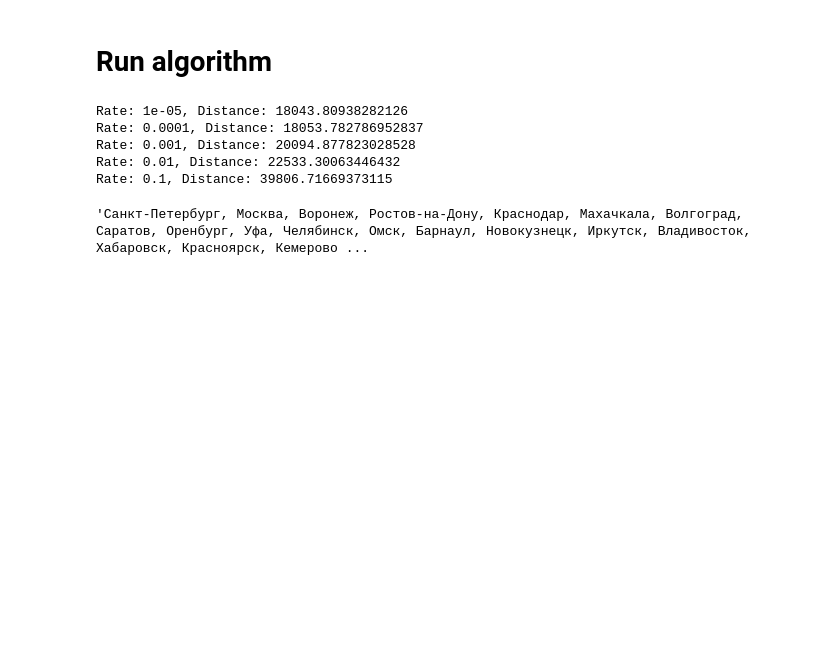
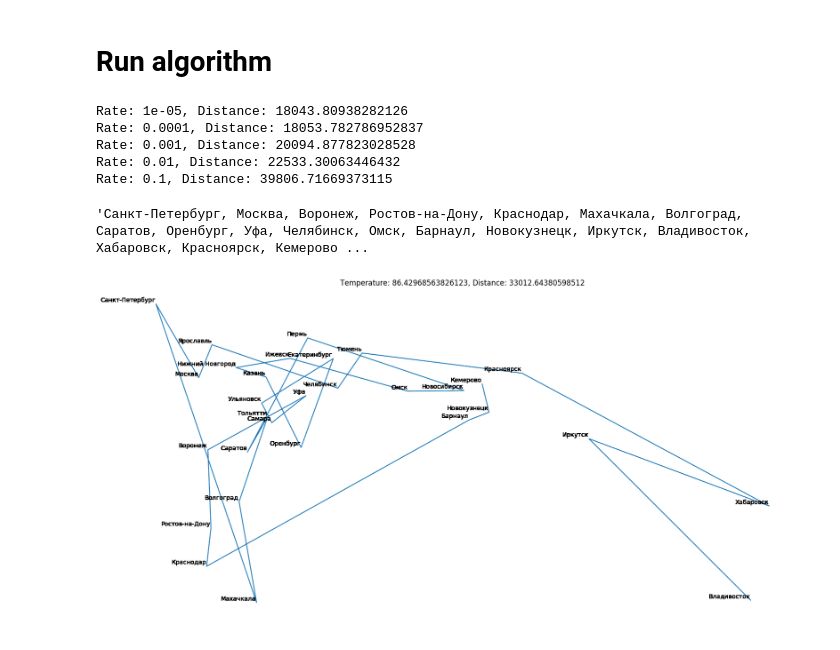
Before and after one commit to iharshulhan/stat-ass2, a Jupyter notebook: Assignment#2.ipynb, the cells around one changed output. Saved outputs shown, nothing was run; the diff lists cells and outputs as text; code cells hidden in the pictures; blank space fills up the shorter version.

Commit message:
Add animation

```diff
--- a/Assignment#2.ipynb
+++ b/Assignment#2.ipynb
@@ -41,6 +41,35 @@ data.head()
 | 615 | Нижний Новгород | 56.324209 | 44.005395 |
 # %%
 data.to_csv('top-30.csv')
+# %%
+from matplotlib.animation import FFMpegWriter
+
+class FasterFFMpegWriter(FFMpegWriter):
+    '''FFMpeg-pipe writer bypassing figure.savefig.'''
+    def __init__(self, **kwargs):
+        '''Initialize the Writer object and sets the default frame_format.'''
+        super().__init__(**kwargs)
+        self.frame_format = 'argb'
+
+    def grab_frame(self, **savefig_kwargs):
+        '''Grab the image information from the figure and save as a movie frame.
+
+        Doesn't use savefig to be faster: savefig_kwargs will be ignored.
+        '''
+        try:
+            # re-adjust the figure size and dpi in case it has been changed by the
+            # user.  We must ensure that every frame is the same size or
+            # the movie will not save correctly.
+            self.fig.set_size_inches(self._w, self._h)
+            self.fig.set_dpi(self.dpi)
+            # Draw and save the frame as an argb string to the pipe sink
+            self.fig.canvas.draw()
+            self._frame_sink().write(self.fig.canvas.tostring_argb())
+        except (RuntimeError, IOError) as e:
+            out, err = self._proc.communicate()
+            raise IOError('Error saving animation to file (cause: {0}) '
+                      'Stdout: {1} StdError: {2}. It may help to re-run '
+                      'with --verbose-debug.'.format(e, out, err))
 # %%
 import random
 import copy
@@ -197,3 +278,7 @@ Rate: 0.1, Distance: 39806.71669373115
 'Санкт-Петербург, Москва, Воронеж, Ростов-на-Дону, Краснодар, Махачкала, Волгоград, Саратов, Оренбург, Уфа, Челябинск, Омск, Барнаул, Новокузнецк, Иркутск, Владивосток, Хабаровск, Красноярск, Кемерово ...
 # %%
 plot_map(results[0])
+# %%
+simulation = SimulatedAnnealing(city_list, initial_temperature=60000, cooling_rate=0.01, save_animation=True).run()
+# %% [output]
+[figure, added]
```
Also changed, not shown: parts of 1 cell of this notebook, 1 other file.
